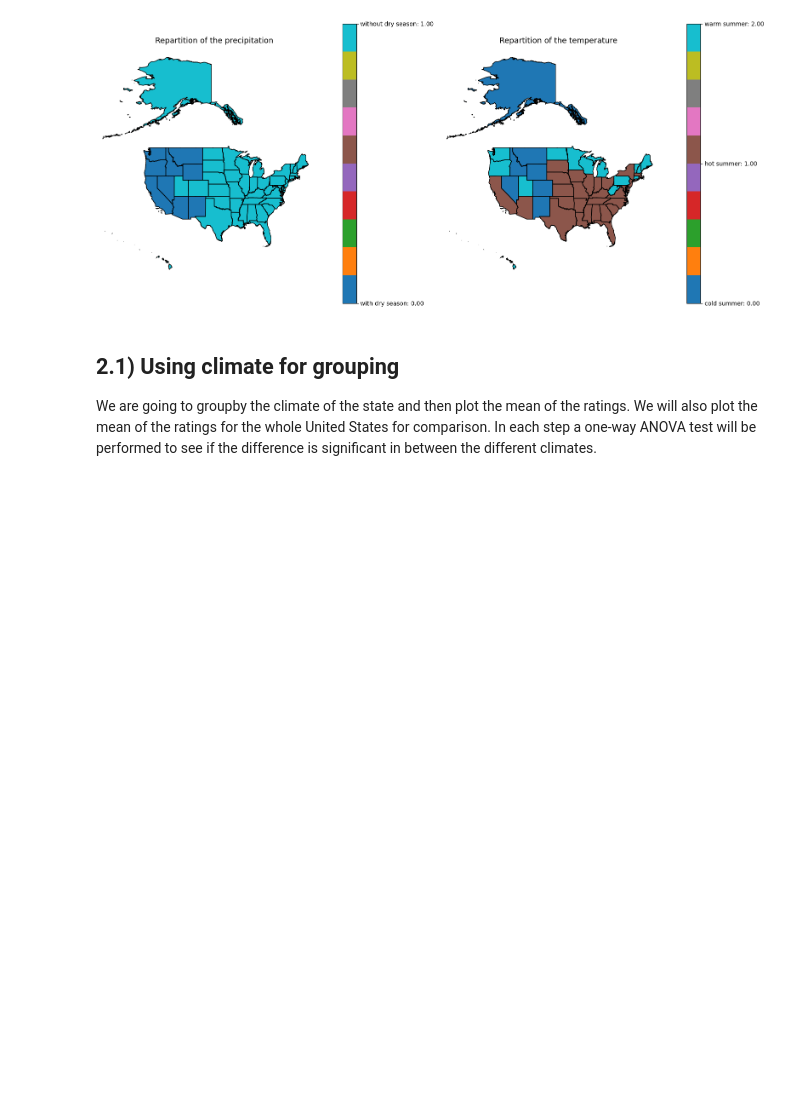
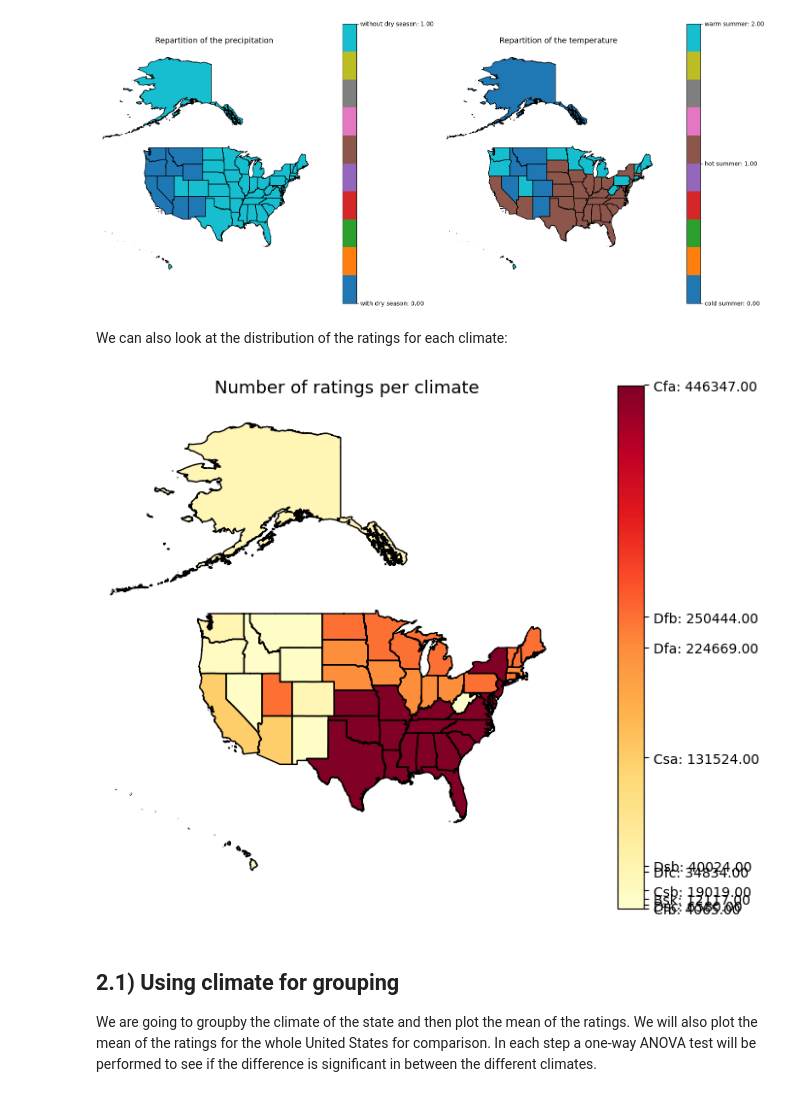
Before and after one commit to epfl-ada/ada-2023-project-riskybiscuits, a Jupyter notebook: main.ipynb, the cells around one changed output. Drawn from its saved outputs; the diff is of its cells as text; code cells hidden in the pictures; blank space fills up the shorter version.

Commit message:
Map for the number of ratings per climate

```diff
--- a/main.ipynb
+++ b/main.ipynb
@@ -134,6 +134,16 @@ plot_climate_multiple_stats(climate_df, ["precipitation_code", "temperature_code
 # %% [output]
 [figure]
 [figure]
+# %% [markdown]
+We can also look at the distribution of the ratings for each climate:
+# %%
+plot_num_ratings = us_users_ratings.groupby("climate").count()["rating"]
+plot_num_ratings_df = pd.DataFrame(plot_num_ratings)
+plot_num_ratings_df.reset_index(inplace=True)
+
+plot_climate_one_stat(plot_num_ratings_df, "rating", "Number of ratings per climate", "climate")
+# %% [output]
+[figure, added]
 # %% [markdown]
 ## 2.1) Using climate for grouping
 
```
Also changed, not shown: parts of 1 cell of this notebook.
